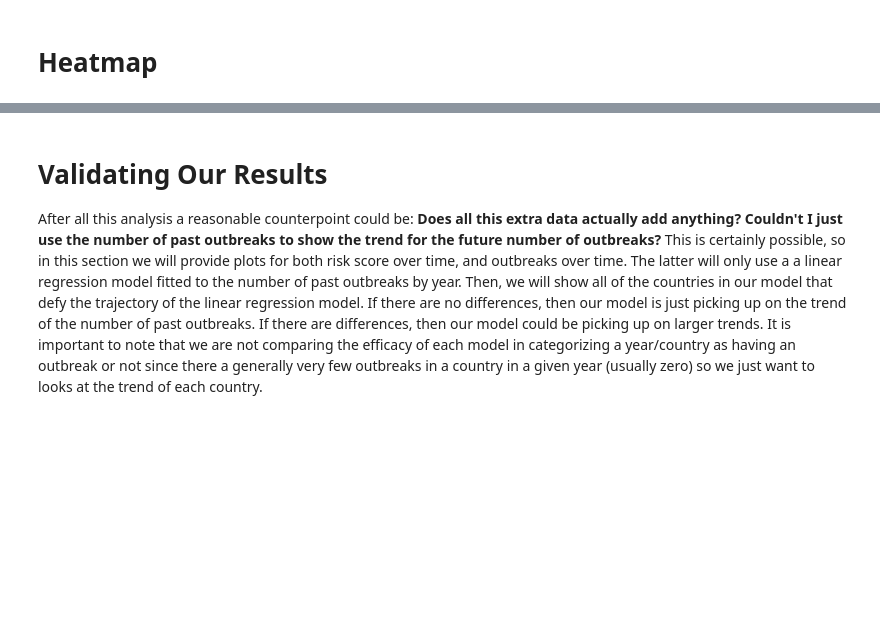
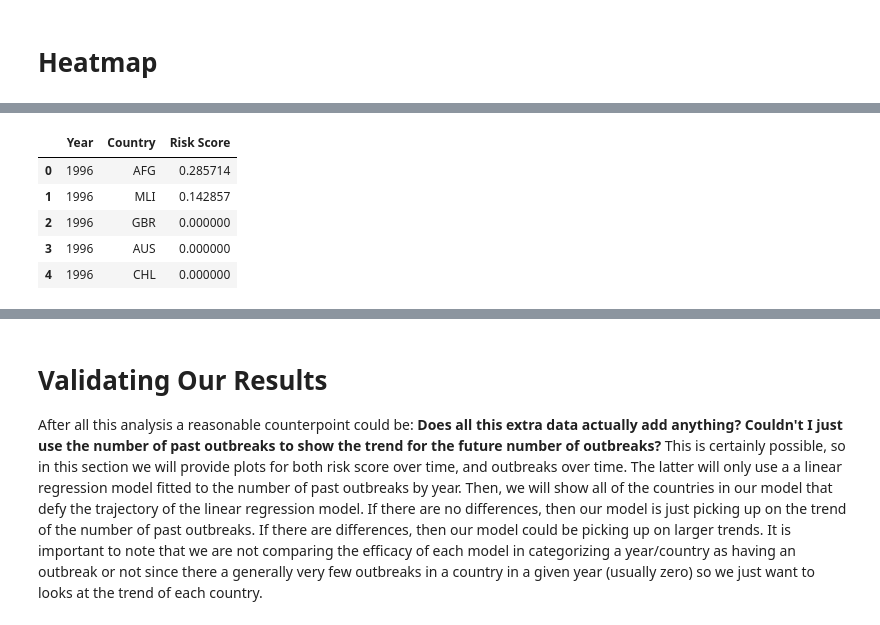
Before and after one commit to alevine5/MADS-Capstone, a Jupyter notebook: MLpipeline.ipynb, the cells around one changed output, grey strips where cells are left out. Cells and saved outputs as stored; diff of their text form; code cells hidden in the pictures; blank space fills up the shorter version.

```diff
--- a/MLpipeline.ipynb
+++ b/MLpipeline.ipynb
@@ -783,20 +657,29 @@ Requirement already satisfied: pure-eval in c:\mads-capstone\venv\lib\site-packa
 # %%
 # Aggregate data function for the printout
-df = final_df
+viz_df = final_df.copy()
 def get_top_countries_by_year_and_decade(year):
     # Filter the dataframe for the given year and sort by score
-    top_countries_year = df[df['Year'] == year].sort_values(by='Risk Score', ascending=False).head(5)['Country'].tolist()
+    top_countries_year = viz_df[viz_df['Year'] == year].sort_values(by='Risk Score', ascending=False).head(5)['Country'].tolist()
 
     # Get decade
     decade_start = year - (year % 10)
     decade_end = decade_start + 9
 
     # Calculate average scores for decade
-    df_decade = df[(df['Year'] >= decade_start) & (df['Year'] <= decade_end)]
+    df_decade = viz_df[(viz_df['Year'] >= decade_start) & (viz_df['Year'] <= decade_end)]
     avg_risk_scores = df_decade.groupby('Country')['Risk Score'].mean().sort_values(ascending=False)
     top_countries_decade = avg_risk_scores.head(5).index.tolist()
 
     return [iso_codes[country] for country in top_countries_year], [iso_codes[country] for country in top_countries_decade]
+# %%
+viz_df.head()
+# %% [output]
+|  | Year | Country | Risk Score |
+| 0 | 1996 | AFG | 0.285714 |
+| 1 | 1996 | MLI | 0.142857 |
+| 2 | 1996 | GBR | 0.000000 |
+| 3 | 1996 | AUS | 0.000000 |
+| 4 | 1996 | CHL | 0.000000 |
 # %%
 import plotly.express as px
 
```
Also changed, not shown: parts of 63 cells of this notebook.
